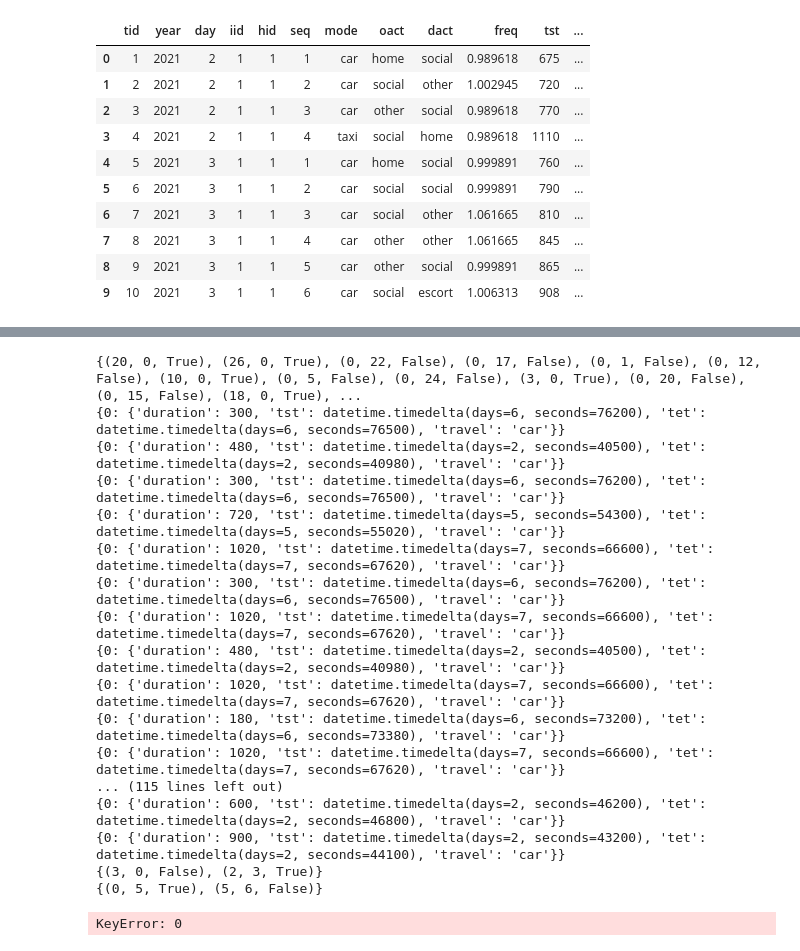
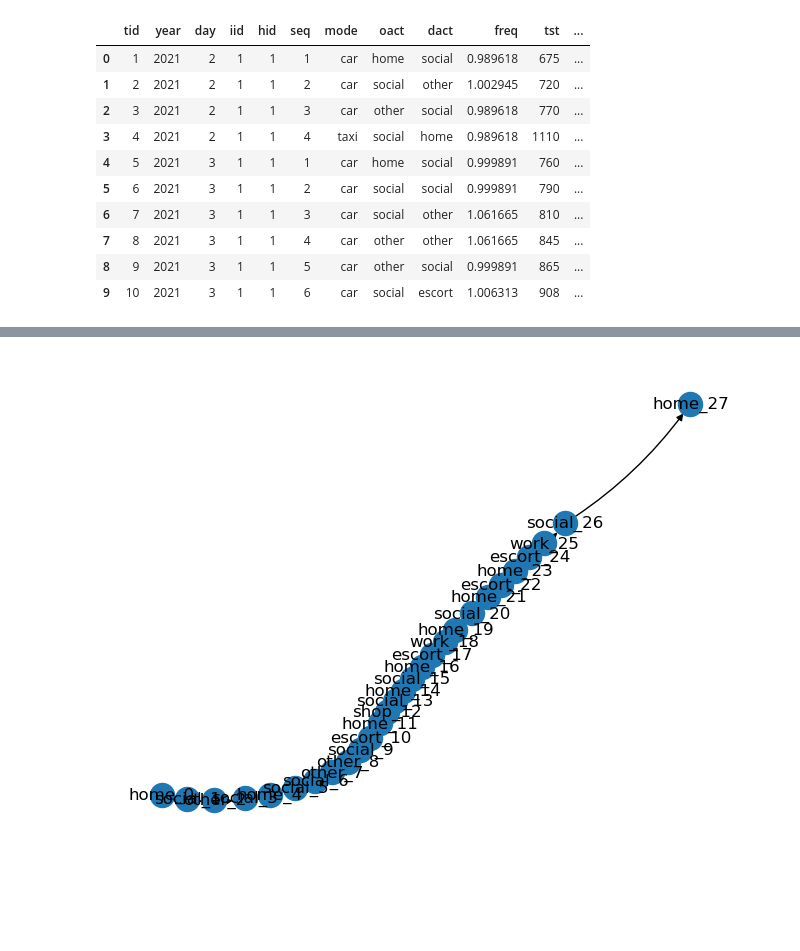
Before and after one commit to fredshone/ntsx, a Jupyter notebook: demo.ipynb, the cells around one changed output, grey strips where cells are left out. Saved outputs shown, nothing was run; the diff lists cells and outputs as text; code cells hidden in the pictures; blank space fills up the shorter version.

```diff
--- a/demo.ipynb
+++ b/demo.ipynb
@@ -91,30 +38,6 @@ for edge in anchored_g.in_edges(0):
-# %%
-similar_acts_g = ops.merge_similar(anchored_g, respect_direction=False)
-
-acts = {i: node.get("act") for i, node in similar_acts_g.nodes(data=True)}
-nx.draw(
-    similar_acts_g,
-    nx.spring_layout(similar_acts_g, weight="duration", seed=100),
-    labels=acts,
-    with_labels=True,
-    connectionstyle="arc3,rad=0.1",
-)
-# %% [output]
-{(20, 0, True), (26, 0, True), (0, 22, False), (0, 17, False), (0, 1, False), (0, 12, False), (10, 0, True), (0, 5, False), (0, 24, False), (3, 0, True), (0, 20, False), (0, 15, False), (18, 0, True), ...
-{0: {'duration': 300, 'tst': datetime.timedelta(days=6, seconds=76200), 'tet': datetime.timedelta(days=6, seconds=76500), 'travel': 'car'}}
-{0: {'duration': 480, 'tst': datetime.timedelta(days=2, seconds=40500), 'tet': datetime.timedelta(days=2, seconds=40980), 'travel': 'car'}}
-{0: {'duration': 300, 'tst': datetime.timedelta(days=6, seconds=76200), 'tet': datetime.timedelta(days=6, seconds=76500), 'travel': 'car'}}
-{0: {'duration': 720, 'tst': datetime.timedelta(days=5, seconds=54300), 'tet': datetime.timedelta(days=5, seconds=55020), 'travel': 'car'}}
-{0: {'duration': 1020, 'tst': datetime.timedelta(days=7, seconds=66600), 'tet': datetime.timedelta(days=7, seconds=67620), 'travel': 'car'}}
-{0: {'duration': 300, 'tst': datetime.timedelta(days=6, seconds=76200), 'tet': datetime.timedelta(days=6, seconds=76500), 'travel': 'car'}}
-{0: {'duration': 1020, 'tst': datetime.timedelta(days=7, seconds=66600), 'tet': datetime.timedelta(days=7, seconds=67620), 'travel': 'car'}}
-{0: {'duration': 480, 'tst': datetime.timedelta(days=2, seconds=40500), 'tet': datetime.timedelta(days=2, seconds=40980), 'travel': 'car'}}
-{0: {'duration': 1020, 'tst': datetime.timedelta(days=7, seconds=66600), 'tet': datetime.timedelta(days=7, seconds=67620), 'travel': 'car'}}
-{0: {'duration': 180, 'tst': datetime.timedelta(days=6, seconds=73200), 'tet': datetime.timedelta(days=6, seconds=73380), 'travel': 'car'}}
-{0: {'duration': 1020, 'tst': datetime.timedelta(days=7, seconds=66600), 'tet': datetime.timedelta(days=7, seconds=67620), 'travel': 'car'}}
-... (115 lines left out)
-{0: {'duration': 600, 'tst': datetime.timedelta(days=2, seconds=46200), 'tet': datetime.timedelta(days=2, seconds=46800), 'travel': 'car'}}
-{0: {'duration': 900, 'tst': datetime.timedelta(days=2, seconds=43200), 'tet': datetime.timedelta(days=2, seconds=44100), 'travel': 'car'}}
-{(3, 0, False), (2, 3, True)}
-{(0, 5, True), (5, 6, False)}
-KeyError: 0
+# %%
+iid = 1
+g = core.to_nx(iid, trips.loc[trips.iid == iid])
+plot(g)
+# %% [output]
+[figure, added]
```
Also changed, not shown: parts of 9 cells of this notebook, 2 other files.
